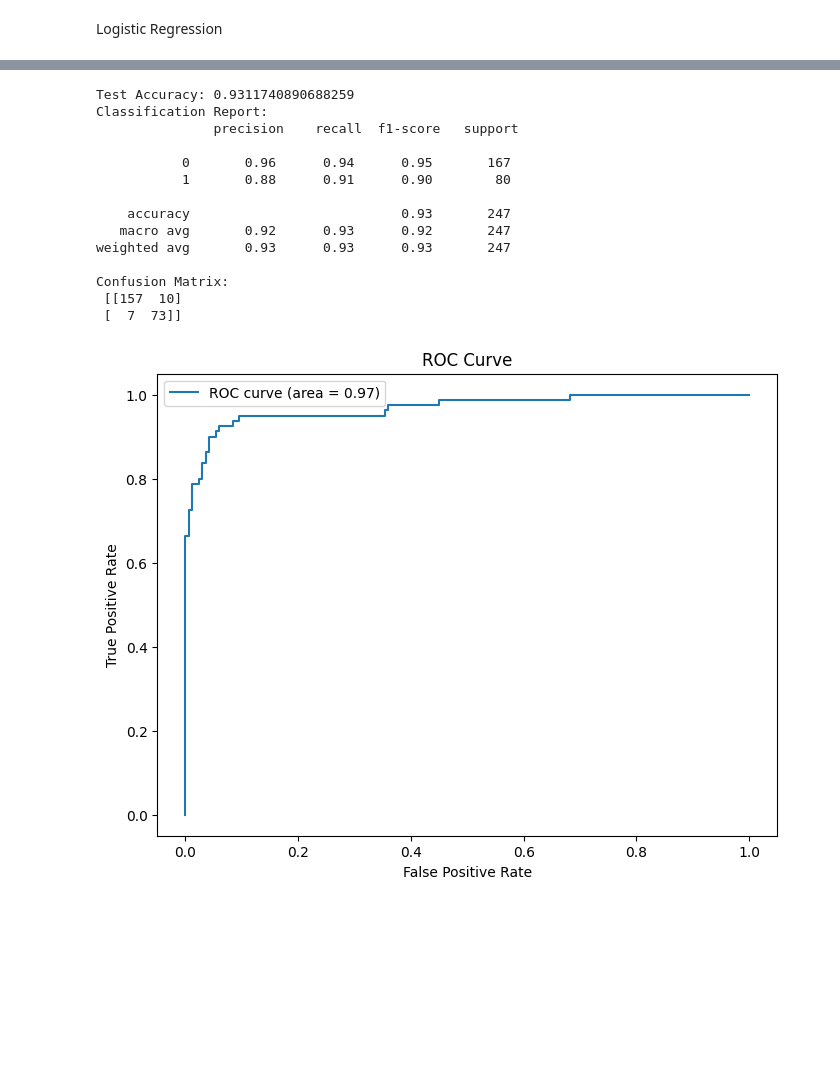
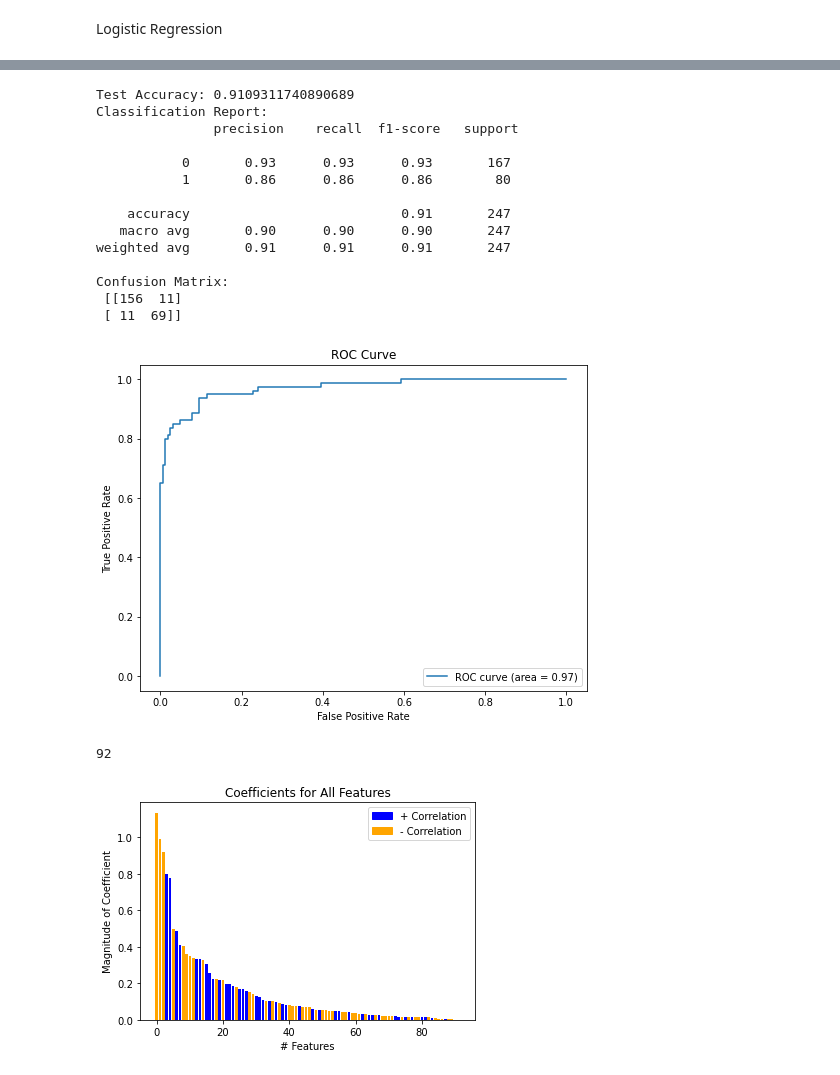
Before and after one commit to dannykaplunski/EmotionsAcrossLangsStatisticalLearning, a Jupyter notebook: logistic_regression.ipynb, the cells around one changed output, grey strips where cells are left out. Cells and saved outputs as stored; diff of their text form; code cells hidden in the pictures; blank space fills up the shorter version.

```diff
--- a/logistic_regression.ipynb
+++ b/logistic_regression.ipynb
@@ -66,26 +110,24 @@ best_model = grid_search.best_estimator_
 # %%
-from sklearn.metrics import accuracy_score, classification_report, confusion_matrix
-
 # Predict test data
-y_pred = best_model.predict(test_df_encoded[columns])
+y_pred = best_model.predict(Xtest_scaled)
 
 # Evaluate the model
-print("Test Accuracy:", accuracy_score(test_df_encoded[pred_column], y_pred))
-print("Classification Report:\n", classification_report(test_df_encoded[pred_column], y_pred))
-print("Confusion Matrix:\n", confusion_matrix(test_df_encoded[pred_column], y_pred))
+print("Test Accuracy:", accuracy_score(Ytest, y_pred))
+print("Classification Report:\n", classification_report(Ytest, y_pred))
+print("Confusion Matrix:\n", confusion_matrix(Ytest, y_pred))
 # %% [output]
-Test Accuracy: 0.9311740890688259
+Test Accuracy: 0.9109311740890689
 Classification Report:
                precision    recall  f1-score   support
 
-           0       0.96      0.94      0.95       167
-           1       0.88      0.91      0.90        80
+           0       0.93      0.93      0.93       167
+           1       0.86      0.86      0.86        80
 
-    accuracy                           0.93       247
-   macro avg       0.92      0.93      0.92       247
-weighted avg       0.93      0.93      0.93       247
+    accuracy                           0.91       247
+   macro avg       0.90      0.90      0.90       247
+weighted avg       0.91      0.91      0.91       247
 
 Confusion Matrix:
- [[157  10]
- [  7  73]]
+ [[156  11]
+ [ 11  69]]
 # %%
@@ -93,8 +135,6 @@ y_pred_prob = best_model.predict_proba(test_df_encoded[columns])
 # %%
-from sklearn.metrics import roc_curve, roc_auc_score
-import matplotlib.pyplot as plt
-
-fpr, tpr, thresholds = roc_curve(test_df_encoded[pred_column], y_pred_prob[:, 1])
+#Make ROC Curve
+fpr, tpr, thresholds = roc_curve(Ytest, y_pred_prob[:, 1])
 
 plt.figure(figsize=(8, 6))
 plt.plot(fpr, tpr, label=f'ROC curve (area = {roc_auc_score(test_df_encoded[pred_column], y_pred_prob[:, 1]):.2f})')
@@ -104,4 +144,37 @@ plt.title('ROC Curve')
 plt.legend(loc='best')
 plt.show()
 # %% [output]
-[figure, old version]
+[figure, new version]
+# %%
+#Find features with non-0 betas
+
+#get full list of features and their coefficients
+features = Xtest_scaled.columns
+coefficients = best_model.coef_.flatten()
+fulllist= pd.DataFrame(np.transpose([features, coefficients]))
+#remove rows with 0 as a coefficient
+shortlist = fulllist[fulllist[1] != 0]
+#show how many features were not kicked out of the model:
+print(len(shortlist))
+# %% [output]
+92
+# %%
+#sort and plot the coefficients
+coef_sorted = shortlist.reindex(shortlist[1].abs().sort_values(ascending=False).index)
+coef_sorted['Abs_Coef'] = coef_sorted[1].abs()
+
+#look at all of them to get their distribution
+colors = ['blue' if val >= 0 else 'orange' for val in coef_sorted[1]]
+plt.bar(range(len(coef_sorted[0])), coef_sorted['Abs_Coef'], color=colors)
+#plt.bar(coef_sorted[0], coef_sorted['Abs_Coef'], color=colors)
+plt.xlabel('# Features')
+plt.ylabel('Magnitude of Coefficient')
+plt.title('Coefficients for All Features')
+
+legend_labels = [Patch(color='blue', label='+ Correlation'),
+                 Patch(color='orange', label='- Correlation')]
+plt.legend(handles=legend_labels)
+
+plt.show()
+# %% [output]
+[figure, added]
```
Also changed, not shown: parts of 16 cells of this notebook.
